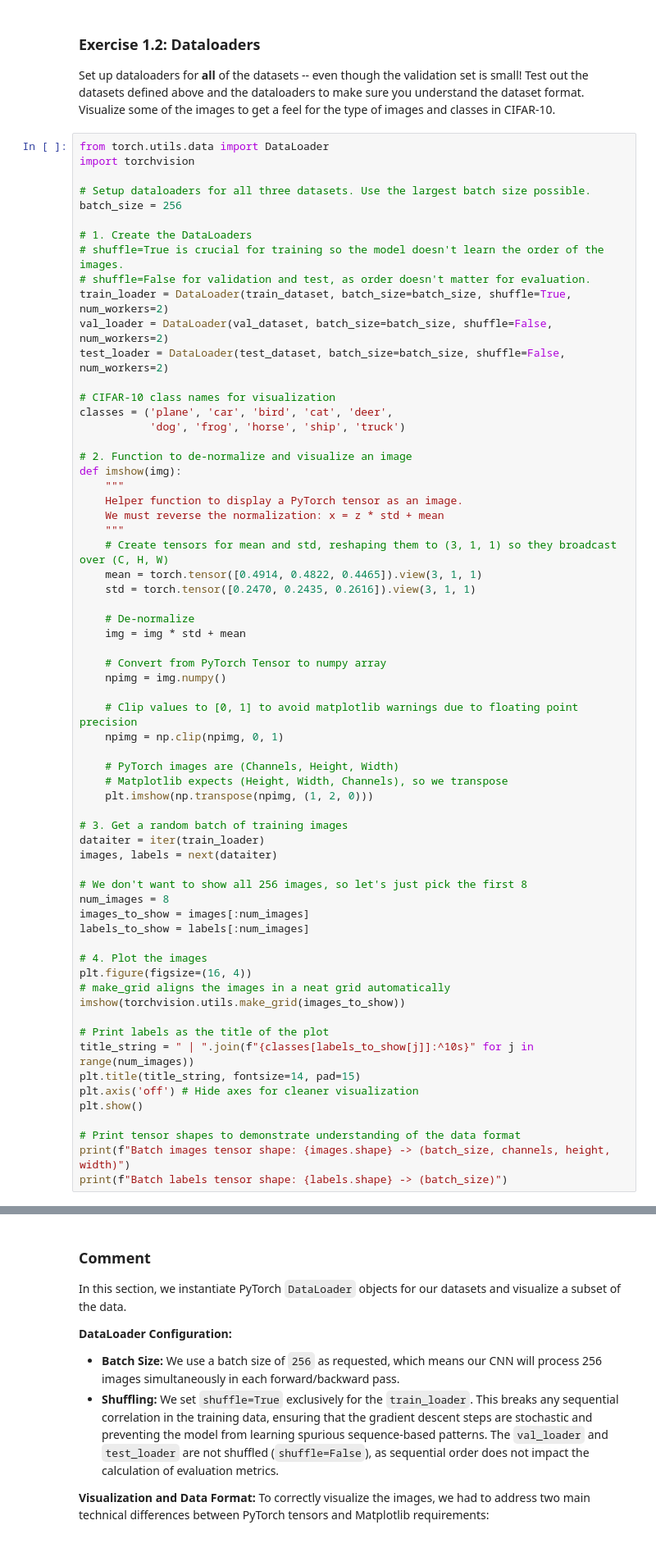
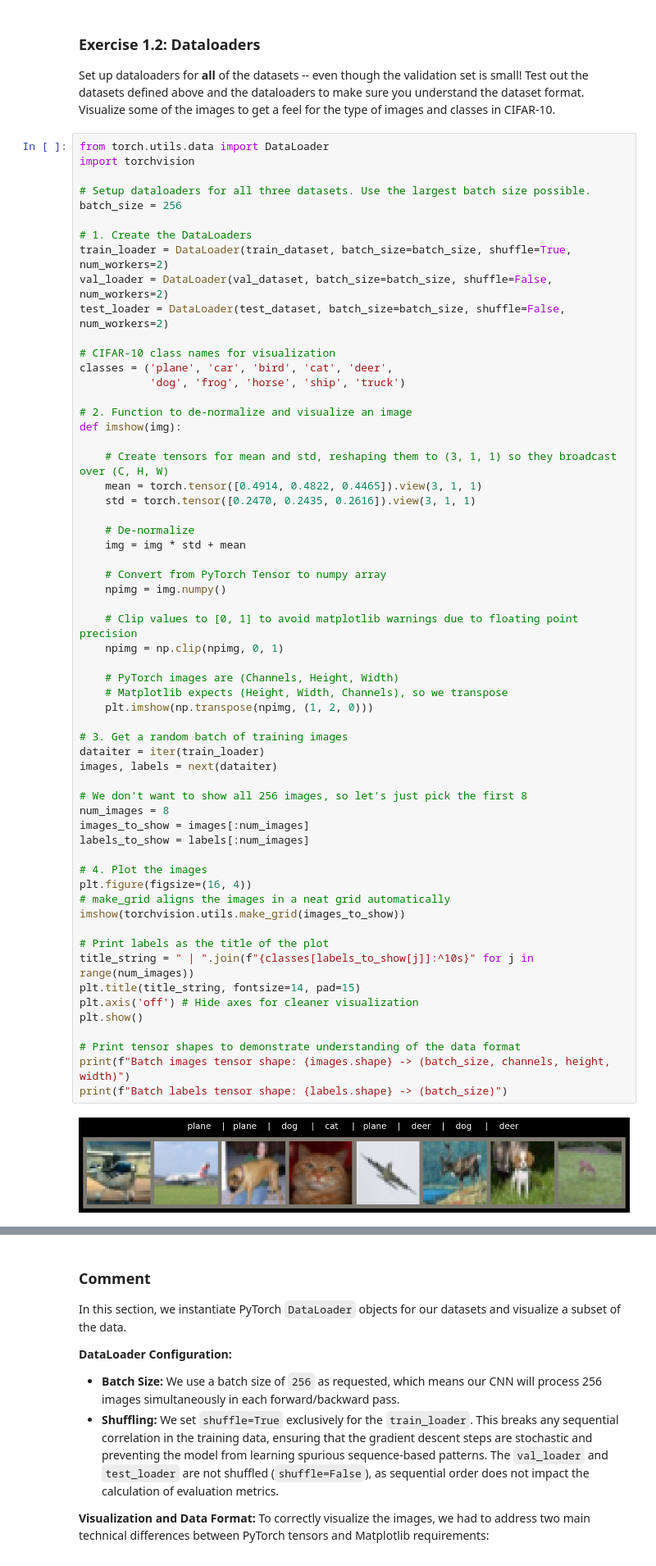
Before and after one commit to MatteoCorsi-git/Master-Data-Science-Statistical-Learning---UNIFI-IMT-Lucca---2024-25, a Jupyter notebook: Deep_Learning_Assignment.ipynb, the cells around one changed output, grey strips where cells are left out. Shown at 82% size. Cells and saved outputs as stored; diff of their text form.

```diff
--- a/Deep_Learning_Assignment.ipynb
+++ b/Deep_Learning_Assignment.ipynb
@@ -96,8 +96,6 @@ import torchvision
 batch_size = 256
 
 # 1. Create the DataLoaders
-# shuffle=True is crucial for training so the model doesn't learn the order of the images.
-# shuffle=False for validation and test, as order doesn't matter for evaluation.
 train_loader = DataLoader(train_dataset, batch_size=batch_size, shuffle=True, num_workers=2)
 val_loader = DataLoader(val_dataset, batch_size=batch_size, shuffle=False, num_workers=2)
 test_loader = DataLoader(test_dataset, batch_size=batch_size, shuffle=False, num_workers=2)
@@ -108,10 +106,7 @@ classes = ('plane', 'car', 'bird', 'cat', 'deer',
 
 # 2. Function to de-normalize and visualize an image
 def imshow(img):
-    """
-    Helper function to display a PyTorch tensor as an image.
-    We must reverse the normalization: x = z * std + mean
-    """
+
     # Create tensors for mean and std, reshaping them to (3, 1, 1) so they broadcast over (C, H, W)
     mean = torch.tensor([0.4914, 0.4822, 0.4465]).view(3, 1, 1)
     std = torch.tensor([0.2470, 0.2435, 0.2616]).view(3, 1, 1)
@@ -125,30 +120,32 @@ def imshow(img):
     # Clip values to [0, 1] to avoid matplotlib warnings due to floating point precision
     npimg = np.clip(npimg, 0, 1)
 
     # PyTorch images are (Channels, Height, Width)
     # Matplotlib expects (Height, Width, Channels), so we transpose
     plt.imshow(np.transpose(npimg, (1, 2, 0)))
 
 # 3. Get a random batch of training images
 dataiter = iter(train_loader)
 images, labels = next(dataiter)
 
 # We don't want to show all 256 images, so let's just pick the first 8
 num_images = 8
 images_to_show = images[:num_images]
 labels_to_show = labels[:num_images]
 
 # 4. Plot the images
 plt.figure(figsize=(16, 4))
 # make_grid aligns the images in a neat grid automatically
 imshow(torchvision.utils.make_grid(images_to_show))
 
 # Print labels as the title of the plot
 title_string = " | ".join(f"{classes[labels_to_show[j]]:^10s}" for j in range(num_images))
 plt.title(title_string, fontsize=14, pad=15)
 plt.axis('off') # Hide axes for cleaner visualization
 plt.show()
 
 # Print tensor shapes to demonstrate understanding of the data format
 print(f"Batch images tensor shape: {images.shape} -> (batch_size, channels, height, width)")
 print(f"Batch labels tensor shape: {labels.shape} -> (batch_size)")
+# %% [output]
+[figure, added]
```
Also changed, not shown: parts of 4 cells of this notebook.
